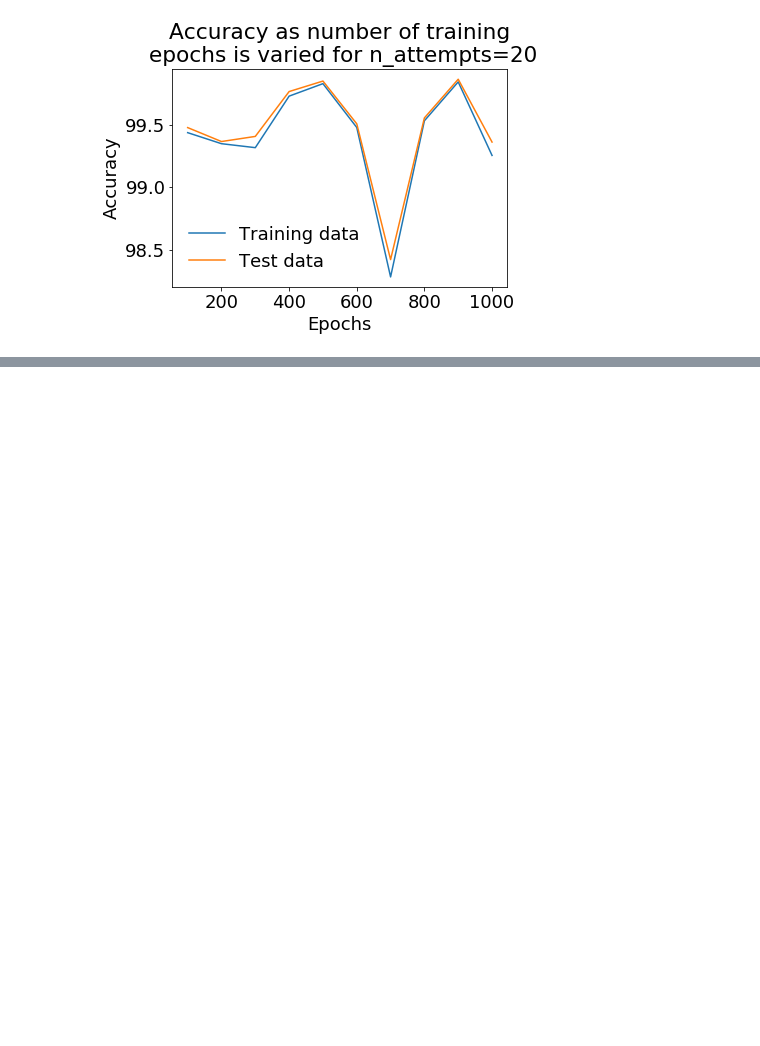
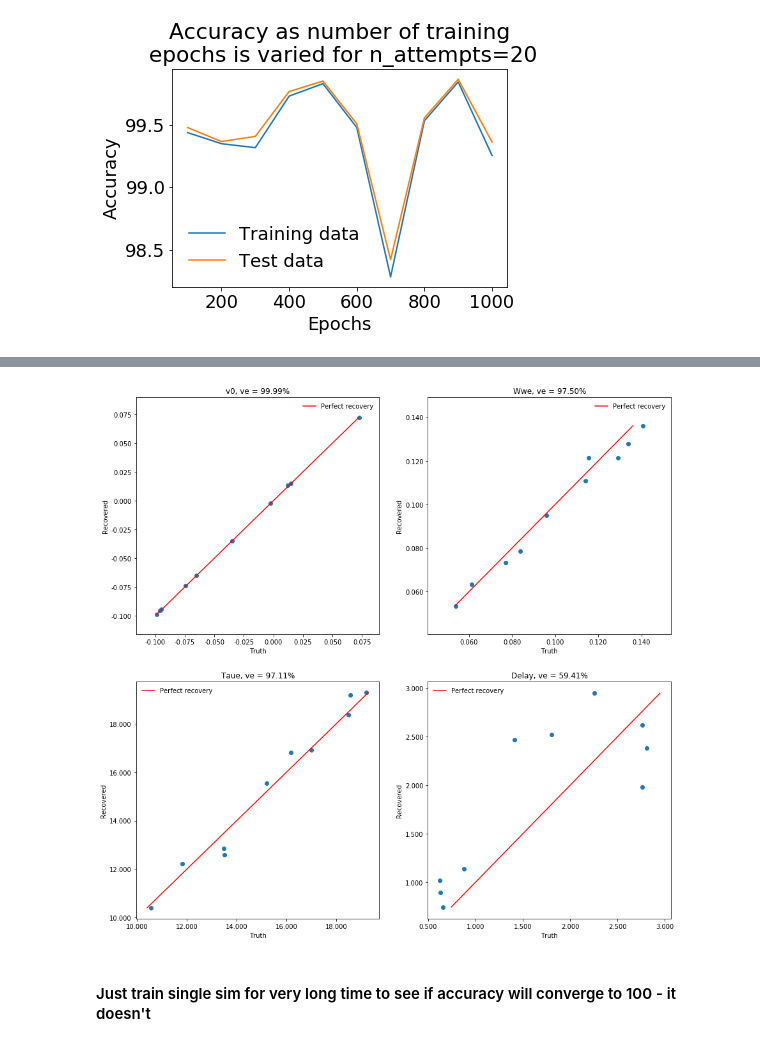
Before and after one commit to eap40/iib-neuro-proj, a Jupyter notebook: Notebooks/training_build.ipynb, the cells around one changed output, grey strips where cells are left out. Saved outputs shown, nothing was run; the diff lists cells and outputs as text; code cells hidden in the pictures; blank space fills up the shorter version.

```diff
--- a/Notebooks/training_build.ipynb
+++ b/Notebooks/training_build.ipynb
@@ -193,0 +215,6 @@ plt.show()
+# %%
+plot_params_1l(trained_params_list, target_params_list)
+# %% [output]
+[figure, added]
+# %% [markdown]
+#### Just train single sim for very long time to see if accuracy will converge to 100 - it doesn't
```
Also changed, not shown: parts of 25 cells of this notebook, 1 other file.
